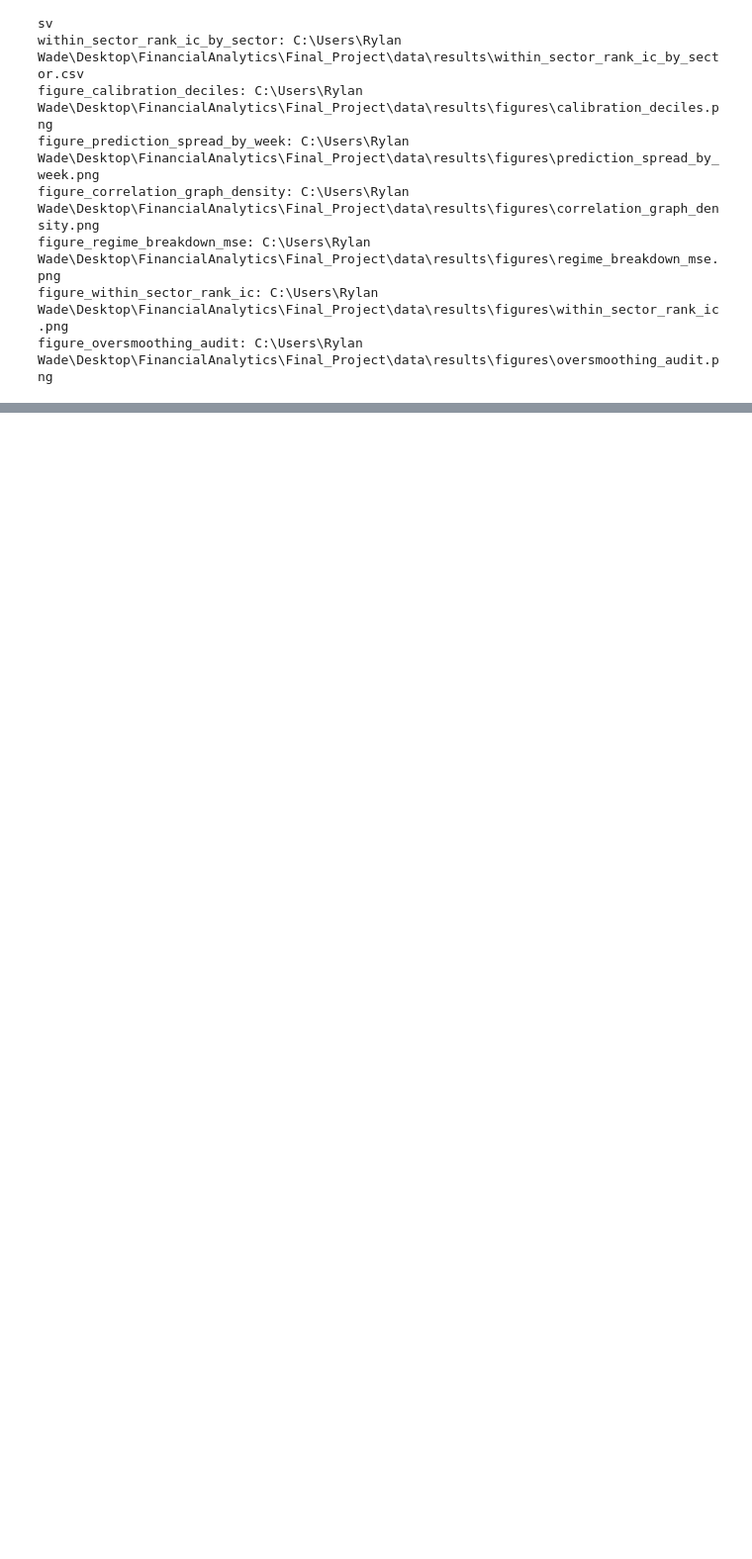
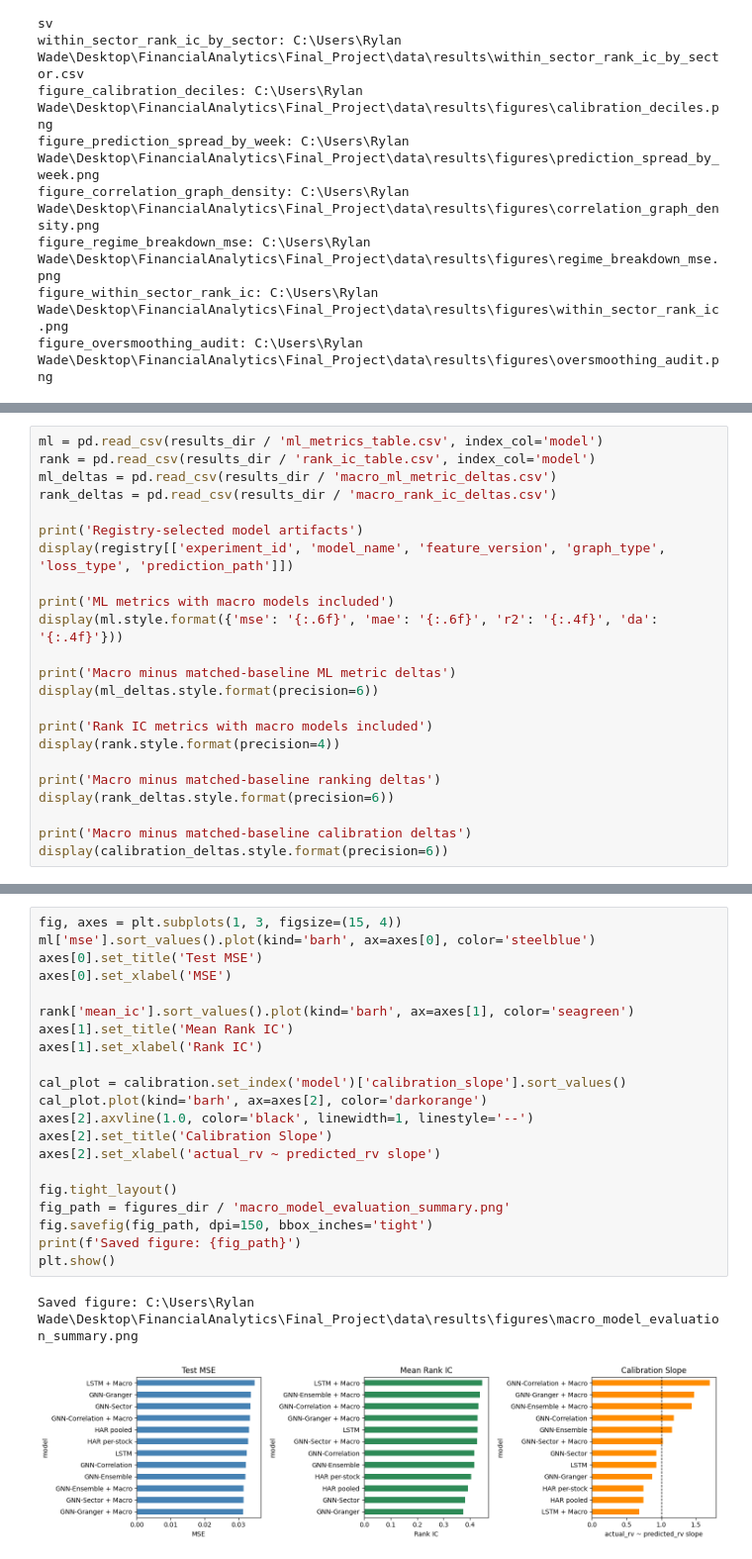
Before and after one commit to waderylan/sp500-gnn, a Jupyter notebook: notebooks/05_evaluate.ipynb, the cells around one changed output, grey strips where cells are left out. Shown at 99% size. Cells and saved outputs as stored; diff of their text form; blank space fills up the shorter version.

```diff
--- a/notebooks/05_evaluate.ipynb
+++ b/notebooks/05_evaluate.ipynb
@@ -583,0 +661,23 @@ within_sector_rank_ic.png
+# %%
+ml = pd.read_csv(results_dir / 'ml_metrics_table.csv', index_col='model')
+rank = pd.read_csv(results_dir / 'rank_ic_table.csv', index_col='model')
+ml_deltas = pd.read_csv(results_dir / 'macro_ml_metric_deltas.csv')
+rank_deltas = pd.read_csv(results_dir / 'macro_rank_ic_deltas.csv')
+
+print('Registry-selected model artifacts')
+display(registry[['experiment_id', 'model_name', 'feature_version', 'graph_type', 'loss_type', 'prediction_path']])
+
+print('ML metrics with macro models included')
+display(ml.style.format({'mse': '{:.6f}', 'mae': '{:.6f}', 'r2': '{:.4f}', 'da': '{:.4f}'}))
+
+print('Macro minus matched-baseline ML metric deltas')
+display(ml_deltas.style.format(precision=6))
+
+print('Rank IC metrics with macro models included')
+display(rank.style.format(precision=4))
+
+print('Macro minus matched-baseline ranking deltas')
+display(rank_deltas.style.format(precision=6))
+
+print('Macro minus matched-baseline calibration deltas')
+display(calibration_deltas.style.format(precision=6))
@@ -583,0 +750,24 @@ within_sector_rank_ic.png
+# %%
+fig, axes = plt.subplots(1, 3, figsize=(15, 4))
+ml['mse'].sort_values().plot(kind='barh', ax=axes[0], color='steelblue')
+axes[0].set_title('Test MSE')
+axes[0].set_xlabel('MSE')
+
+rank['mean_ic'].sort_values().plot(kind='barh', ax=axes[1], color='seagreen')
+axes[1].set_title('Mean Rank IC')
+axes[1].set_xlabel('Rank IC')
+
+cal_plot = calibration.set_index('model')['calibration_slope'].sort_values()
+cal_plot.plot(kind='barh', ax=axes[2], color='darkorange')
+axes[2].axvline(1.0, color='black', linewidth=1, linestyle='--')
+axes[2].set_title('Calibration Slope')
+axes[2].set_xlabel('actual_rv ~ predicted_rv slope')
+
+fig.tight_layout()
+fig_path = figures_dir / 'macro_model_evaluation_summary.png'
+fig.savefig(fig_path, dpi=150, bbox_inches='tight')
+print(f'Saved figure: {fig_path}')
+plt.show()
+# %% [output]
+Saved figure: C:\Users\Rylan Wade\Desktop\FinancialAnalytics\Final_Project\data\results\figures\macro_model_evaluation_summary.png
+[figure, added]
```
Also changed, not shown: parts of 9 cells of this notebook, 7 other files.
